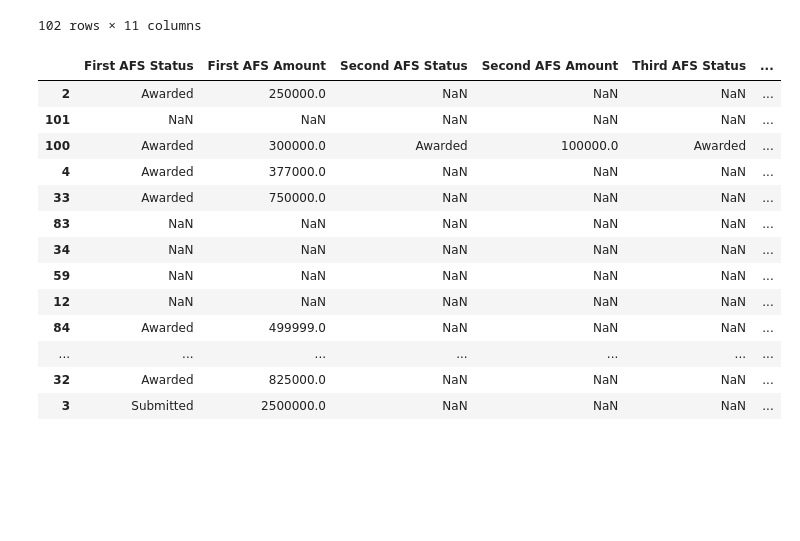
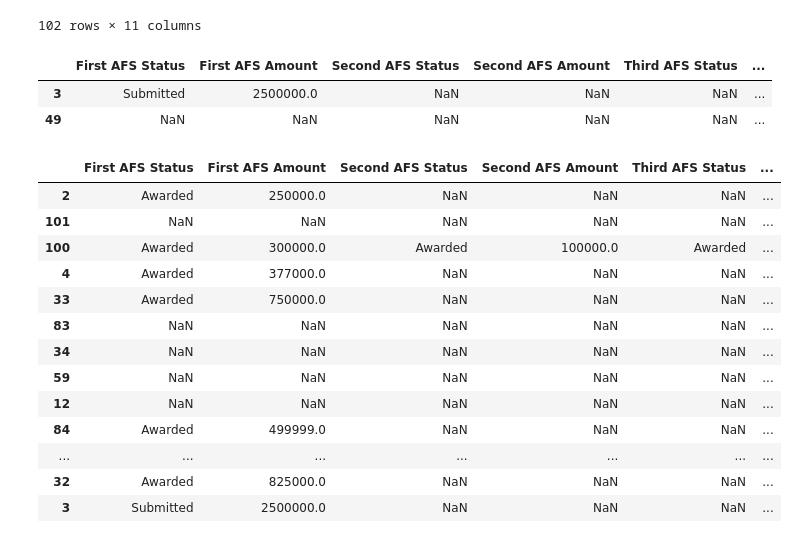
Before and after one commit to UC-San-Diego-Biokind-Analytics/curebound, a Jupyter notebook: curebound/notebooks/phu-diane-data-analysis.ipynb, the cells around one changed output. Drawn from its saved outputs; the diff is of its cells as text; code cells hidden in the pictures; blank space fills up the shorter version.

```diff
--- a/curebound/notebooks/phu-diane-data-analysis.ipynb
+++ b/curebound/notebooks/phu-diane-data-analysis.ipynb
@@ -1386,6 +1363,12 @@ afs
 | 100 | Awarded | 300000.0 | Awarded | 100000.0 | Awarded | ... |
 | 101 | NaN | NaN | NaN | NaN | NaN | ... |
 102 rows × 11 columns
+# %%
+query_project(afs, 'UCSD')
+# %% [output]
+|  | First AFS Status | First AFS Amount | Second AFS Status | Second AFS Amount | Third AFS Status | ... |
+| 3 | Submitted | 2500000.0 | NaN | NaN | NaN | ... |
+| 49 | NaN | NaN | NaN | NaN | NaN | ... |
 # %%
 pd.set_option('display.max_rows', None)
 afs.sort_values(by='Project Title')
```
Also changed, not shown: parts of 7 cells of this notebook, 5 other files.
